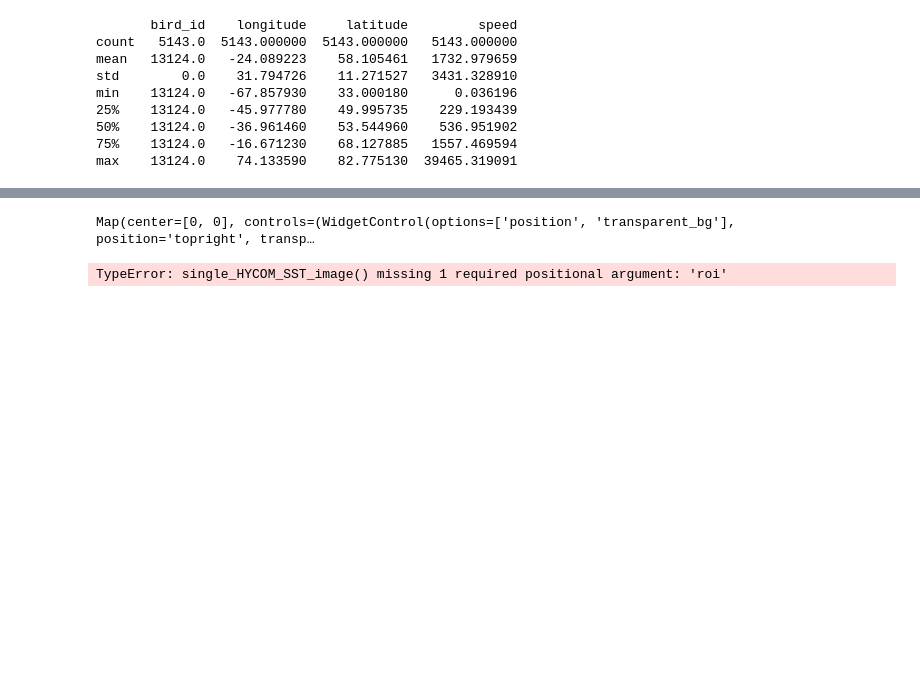
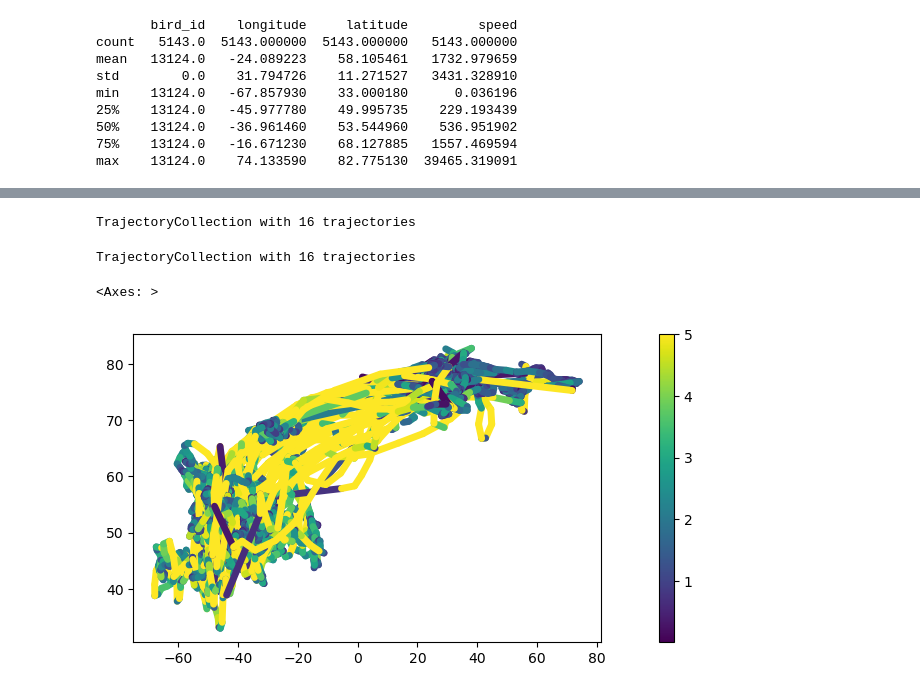
Before and after one commit to sblockhartzzero/GIS5201, a Jupyter notebook: project_code/gis5201_project_GEE_example3.ipynb, the cells around one changed output, grey strips where cells are left out. Drawn from its saved outputs; the diff is of its cells as text; code cells hidden in the pictures; blank space fills up the shorter version.

```diff
--- a/project_code/gis5201_project_GEE_example3.ipynb
+++ b/project_code/gis5201_project_GEE_example3.ipynb
@@ -362,12 +197,0 @@ for frame_num in range(1,len(timestamp_datetime_array)-1,10):
-# %%
-# Create an image collection from the image_list
-custom_collection = ee.ImageCollection.fromImages(image_list).filter(ee.Filter.bounds(roi))
-
-# New map
-m3 = geemap.Map()
-
-# Add slider
-m3.add_time_slider(custom_collection, vis_params_sst, time_interval=1)
-m3
-# %% [output]
-Map(center=[0, 0], controls=(WidgetControl(options=['position', 'transparent_bg'], position='topright', transp…
@@ -376,16 +198,16 @@ Map(center=[0, 0], controls=(WidgetControl(options=['position', 'transparent_bg'
-# %%
-# Test function before putting it in the loop--no longer needed
-this_image = single_HYCOM_SST_image(this_timestamp_datetime)
-
-min_val = 4
-max_val = 27
-vis_params_sst = {
-  "min": min_val,
-  "max": max_val,
-  "palette": ['000000', '005aff', '43c8c8', 'fff700', 'ff0000'],
-}
-
-#m.add_layer(this_image, vis_params, "single_SST")
-#m
-# %% [output]
-TypeError: single_HYCOM_SST_image() missing 1 required positional argument: 'roi'
+# %%
+# Try trajectory collection
+tc = mpd.TrajectoryCollection(
+    gdf_subset, "bird_id", t='timestamp_datetime')
+tc
+# %% [output]
+TrajectoryCollection with 16 trajectories
+# %%
+tc.add_speed(overwrite=True)
+# %% [output]
+TrajectoryCollection with 16 trajectories
+# %%
+tc.plot(column="speed", linewidth=5, capstyle="round", figsize=(15, 4), legend=True, vmax=5)
+# %% [output]
+<Axes: >
+[figure, added]
```
Also changed, not shown: parts of 25 cells of this notebook, 2 other files.
